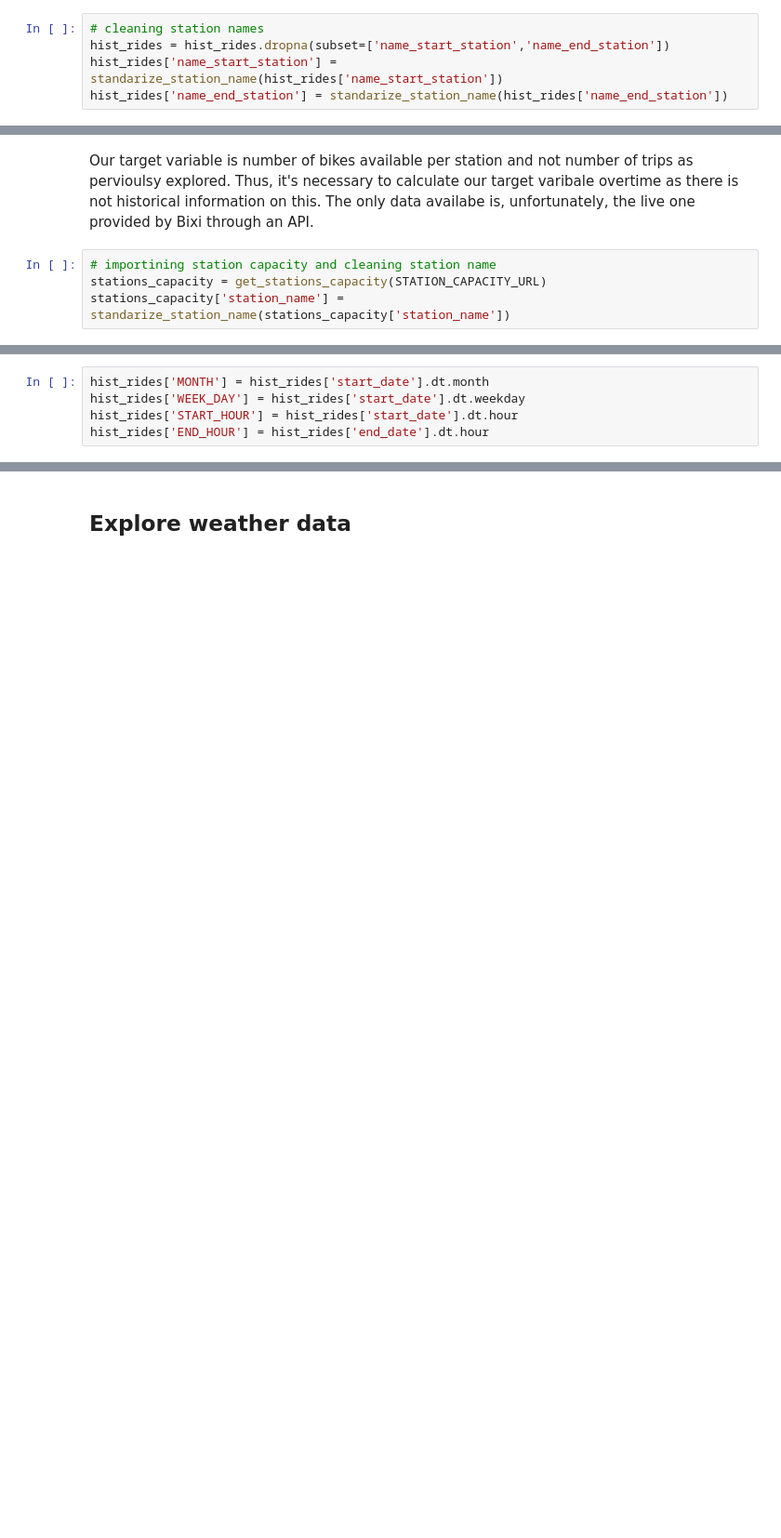
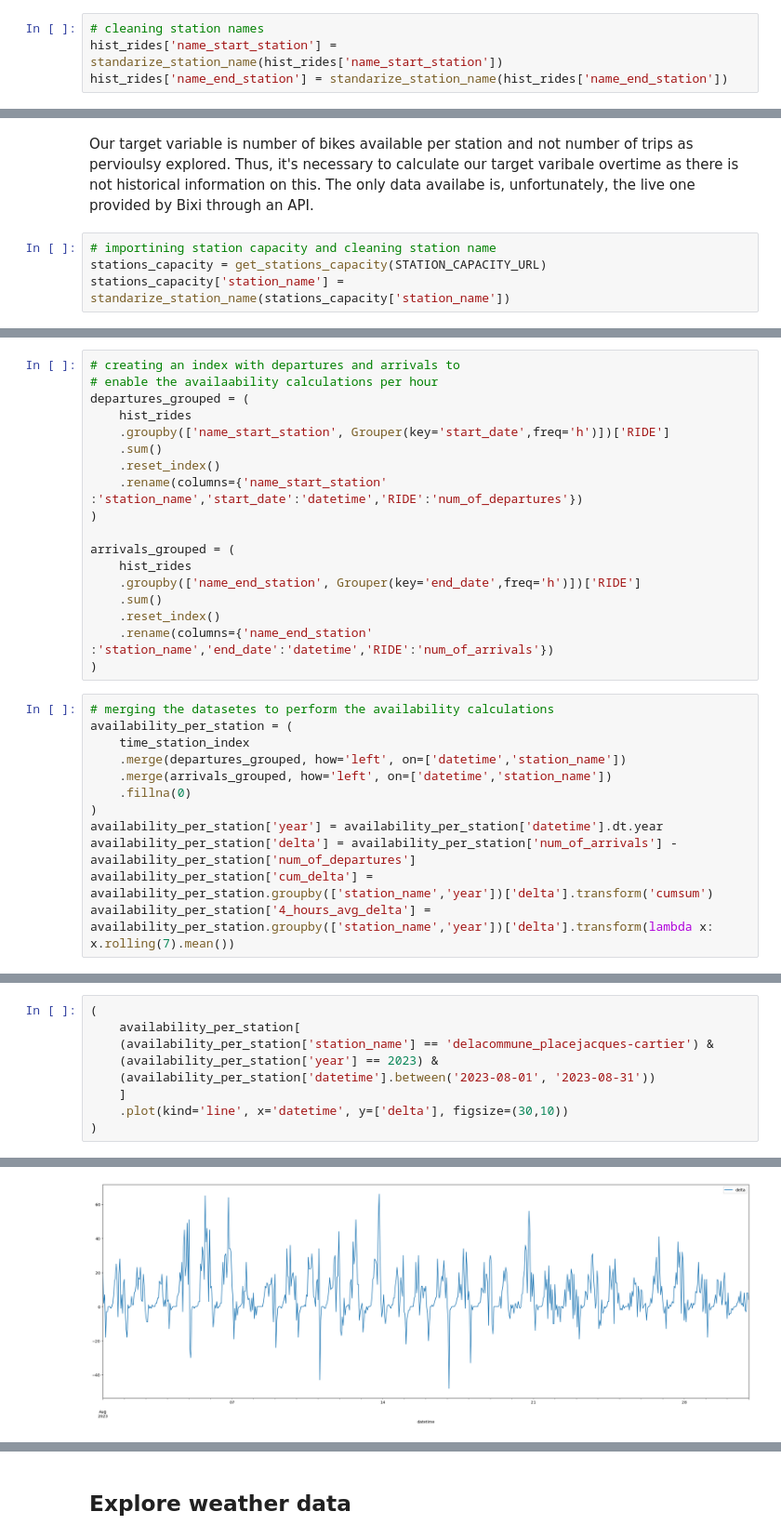
Before and after one commit to brfseckert/bixi_availability_prediction, a Jupyter notebook: notebooks/02_EDA.ipynb, the cells around one changed output, grey strips where cells are left out. Shown at 93% size. Cells and saved outputs as stored; diff of their text form; blank space fills up the shorter version.

Commit message:
performing eda

```diff
--- a/notebooks/02_EDA.ipynb
+++ b/notebooks/02_EDA.ipynb
@@ -86,5 +167,4 @@ def standarize_station_name(series: Series) -> Series:
 # %%
 # cleaning station names
-hist_rides = hist_rides.dropna(subset=['name_start_station','name_end_station'])
 hist_rides['name_start_station'] = standarize_station_name(hist_rides['name_start_station'])
 hist_rides['name_end_station'] = standarize_station_name(hist_rides['name_end_station'])
@@ -229,5 +302,30 @@ stations_capacity['station_name'] = standarize_station_name(stations_capacity['s
 # %%
-hist_rides['MONTH'] = hist_rides['start_date'].dt.month
-hist_rides['WEEK_DAY'] = hist_rides['start_date'].dt.weekday
-hist_rides['START_HOUR'] = hist_rides['start_date'].dt.hour
-hist_rides['END_HOUR'] = hist_rides['end_date'].dt.hour
+# creating an index with departures and arrivals to
+# enable the availaability calculations per hour
+departures_grouped = (
+    hist_rides
+    .groupby(['name_start_station', Grouper(key='start_date',freq='h')])['RIDE']
+    .sum()
+    .reset_index()
+    .rename(columns={'name_start_station' :'station_name','start_date':'datetime','RIDE':'num_of_departures'})
+)
+
+arrivals_grouped = (
+    hist_rides
+    .groupby(['name_end_station', Grouper(key='end_date',freq='h')])['RIDE']
+    .sum()
+    .reset_index()
+    .rename(columns={'name_end_station' :'station_name','end_date':'datetime','RIDE':'num_of_arrivals'})
+)
+# %%
+# merging the datasetes to perform the availability calculations
+availability_per_station = (
+    time_station_index
+    .merge(departures_grouped, how='left', on=['datetime','station_name'])
+    .merge(arrivals_grouped, how='left', on=['datetime','station_name'])
+    .fillna(0)
+)
+availability_per_station['year'] = availability_per_station['datetime'].dt.year
+availability_per_station['delta'] = availability_per_station['num_of_arrivals'] - availability_per_station['num_of_departures']
+availability_per_station['cum_delta'] = availability_per_station.groupby(['station_name','year'])['delta'].transform('cumsum')
+availability_per_station['4_hours_avg_delta'] = availability_per_station.groupby(['station_name','year'])['delta'].transform(lambda x: x.rolling(7).mean())
@@ -233,0 +396,10 @@ hist_rides['END_HOUR'] = hist_rides['end_date'].dt.hour
+# %%
+(
+    availability_per_station[
+    (availability_per_station['station_name'] == 'delacommune_placejacques-cartier') &
+    (availability_per_station['year'] == 2023) &
+    (availability_per_station['datetime'].between('2023-08-01', '2023-08-31'))
+    ]
+    .plot(kind='line', x='datetime', y=['delta'], figsize=(30,10))
+)
+# %% [output]
@@ -233,0 +407 @@ hist_rides['END_HOUR'] = hist_rides['end_date'].dt.hour
+[figure, added]
```
Also changed, not shown: parts of 34 cells of this notebook, 10 other files.
